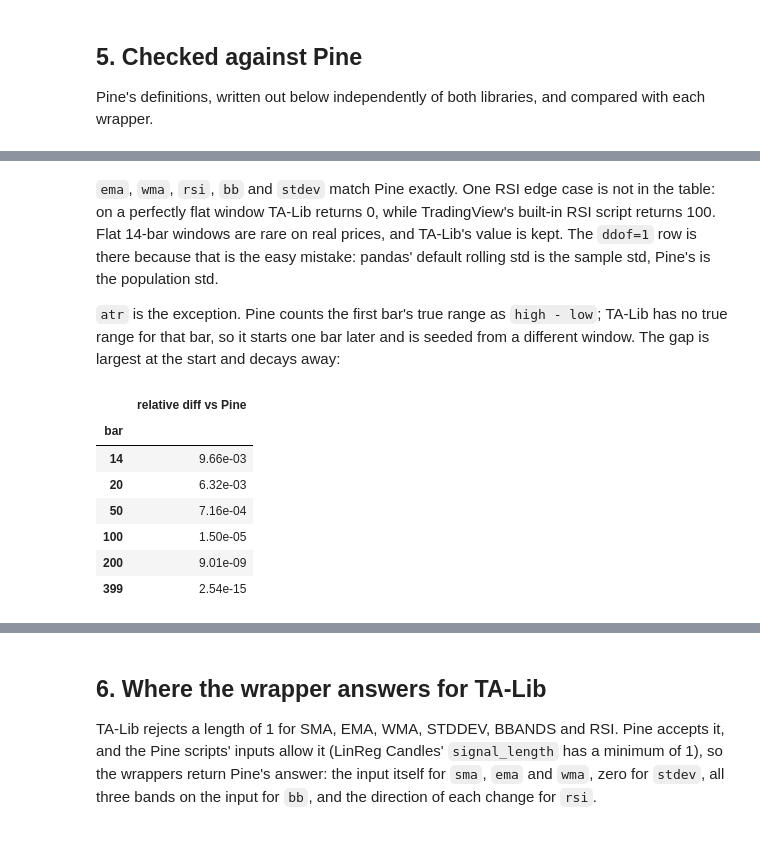
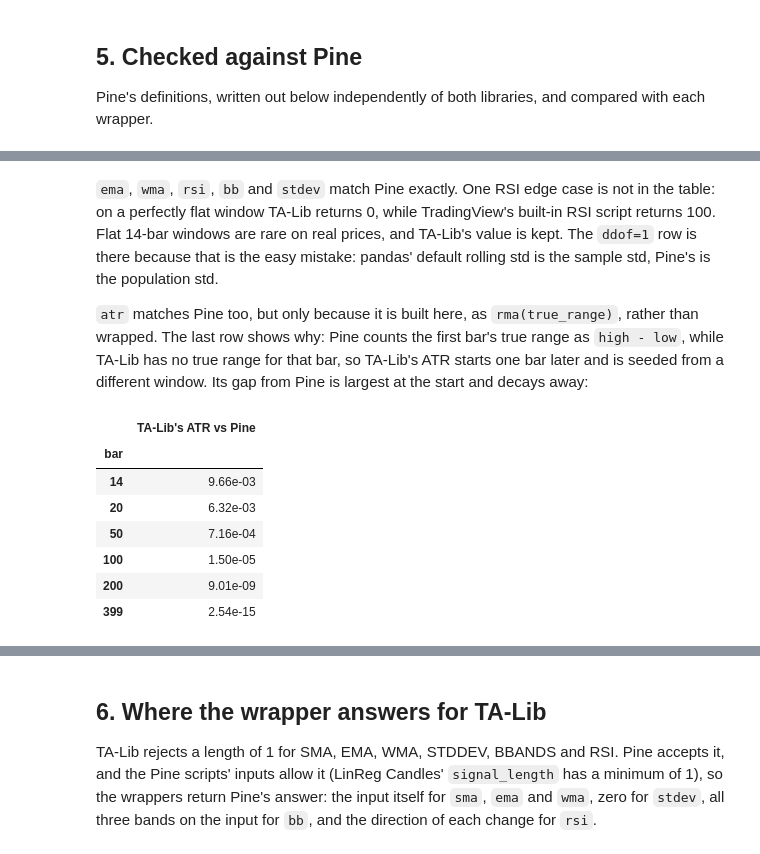
Before and after one commit to ds-playground/quant_dev, a Jupyter notebook: notebooks/ta_tools_primitives.ipynb, the cells around one changed output, grey strips where cells are left out. Cells and saved outputs as stored; diff of their text form; code cells hidden in the pictures.

```diff
--- a/notebooks/ta_tools_primitives.ipynb
+++ b/notebooks/ta_tools_primitives.ipynb
@@ -283,6 +284,7 @@ bands = ta_tools.bb(CLOSE, 20, 2.0)
 pine_ema = pine_seeded(CLOSE, 20, 2 / 21)
 pine_atr = pine_seeded(pine_true_range(HIGH, LOW, CLOSE), 14, 1 / 14)
 ours_atr = ta_tools.atr(HIGH, LOW, CLOSE, 14)
+talib_atr = backend.talib.ATR(HIGH, LOW, CLOSE, timeperiod=14)
 
 pd.DataFrame([
     {'primitive': 'ema(20)', 'vs': "Pine ta.ema",
@@ -303,6 +305,9 @@ pd.DataFrame([
     {'primitive': 'atr(14)', 'vs': 'Pine ta.atr',
      'max abs diff': max_diff(ours_atr, pine_atr),
      'warm-up ours / Pine': f'{leading_nans(ours_atr)} / {leading_nans(pd.Series(pine_atr))}'},
+    {'primitive': "TA-Lib's ATR(14)", 'vs': 'Pine ta.atr  (not used)',
+     'max abs diff': max_diff(talib_atr, pine_atr),
+     'warm-up ours / Pine': f'{leading_nans(talib_atr)} / {leading_nans(pd.Series(pine_atr))}'},
 ]).set_index('primitive')
 # %% [output]
 |  | vs | max abs diff | warm-up ours / Pine |
@@ -320,23 +326,24 @@ table: on a perfectly flat window TA-Lib returns 0, while TradingView's built-in
 returns 100. Flat 14-bar windows are rare on real prices, and TA-Lib's value is kept. The `ddof=1` row is there because that is the easy
 mistake: pandas' default rolling std is the sample std, Pine's is the population std.
 
-`atr` is the exception. Pine counts the first bar's true range as `high - low`; TA-Lib has
-no true range for that bar, so it starts one bar later and is seeded from a different
-window. The gap is largest at the start and decays away:
+`atr` matches Pine too, but only because it is built here, as `rma(true_range)`, rather than
+wrapped. The last row shows why: Pine counts the first bar's true range as `high - low`, while
+TA-Lib has no true range for that bar, so TA-Lib's ATR starts one bar later and is seeded from
+a different window. Its gap from Pine is largest at the start and decays away:
 # %%
-relative = pd.Series(np.abs(ours_atr.to_numpy() - pine_atr) / pine_atr, index=CLOSE.index)
+relative = pd.Series(np.abs(talib_atr.to_numpy() - pine_atr) / pine_atr, index=CLOSE.index)
 
 display(pd.DataFrame({'bar': [14, 20, 50, 100, 200, 399],
-                      'relative diff vs Pine': [f'{relative.iloc[i]:.2e}' for i in (14, 20, 50, 100, 200, 399)]})
+                      "TA-Lib's ATR vs Pine": [f'{relative.iloc[i]:.2e}' for i in (14, 20, 50, 100, 200, 399)]})
         .set_index('bar'))
 
 fig = go.Figure(go.Scatter(x=relative.index, y=relative * 100, mode='lines',
                            name='|TA-Lib - Pine| / Pine', line=dict(color=SERIES[0], width=2)))
-style(fig, 'ATR(14): TA-Lib vs Pine, relative difference (%)', height=380)
+style(fig, "ATR(14): TA-Lib's ATR vs Pine, relative difference (%) — why atr is built here", height=380)
 fig.update_yaxes(type='log', title='% (log scale)')
 fig.show()
 # %% [output]
-|  | relative diff vs Pine |
+|  | TA-Lib's ATR vs Pine |
 | bar |  |
 | 14 | 9.66e-03 |
 | 20 | 6.32e-03 |
```
Also changed, not shown: parts of 6 cells of this notebook.
